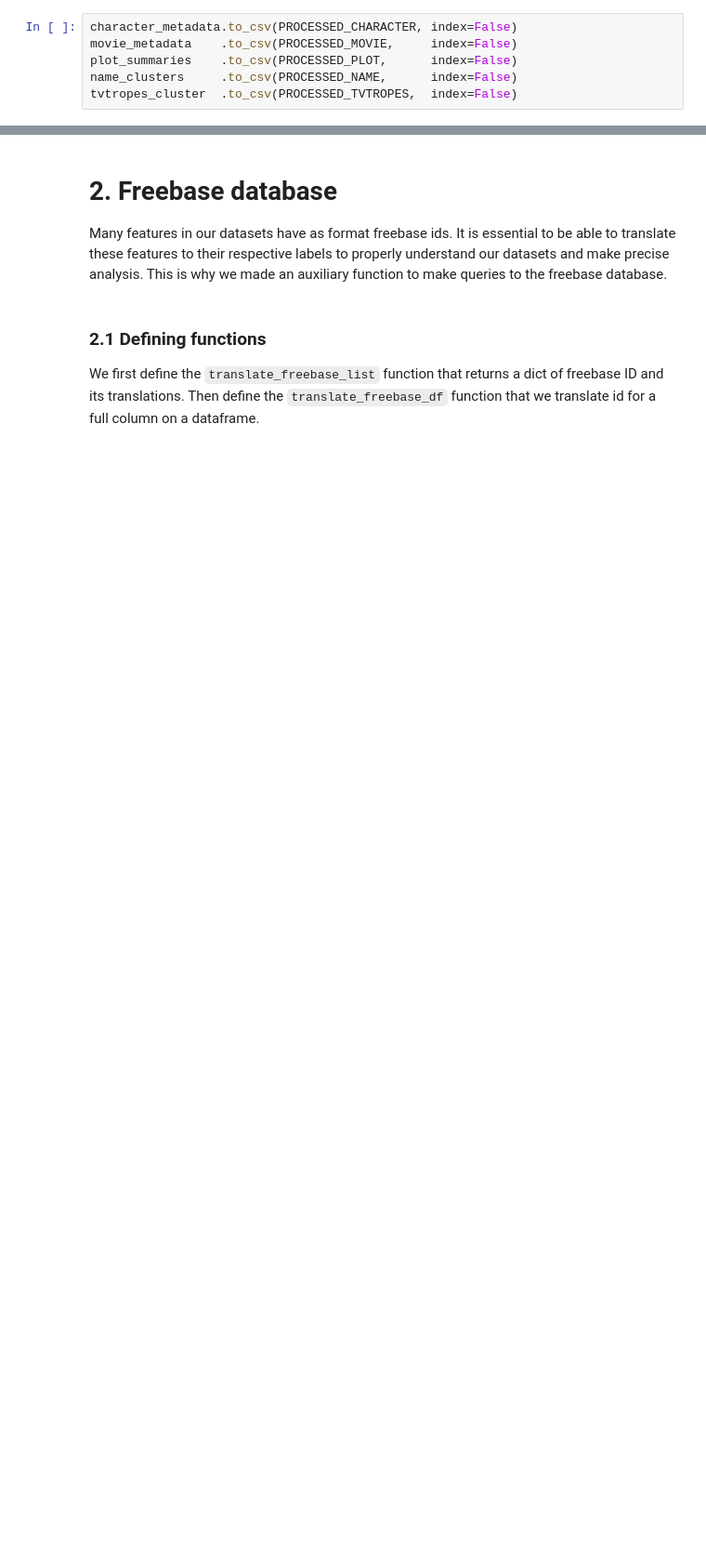
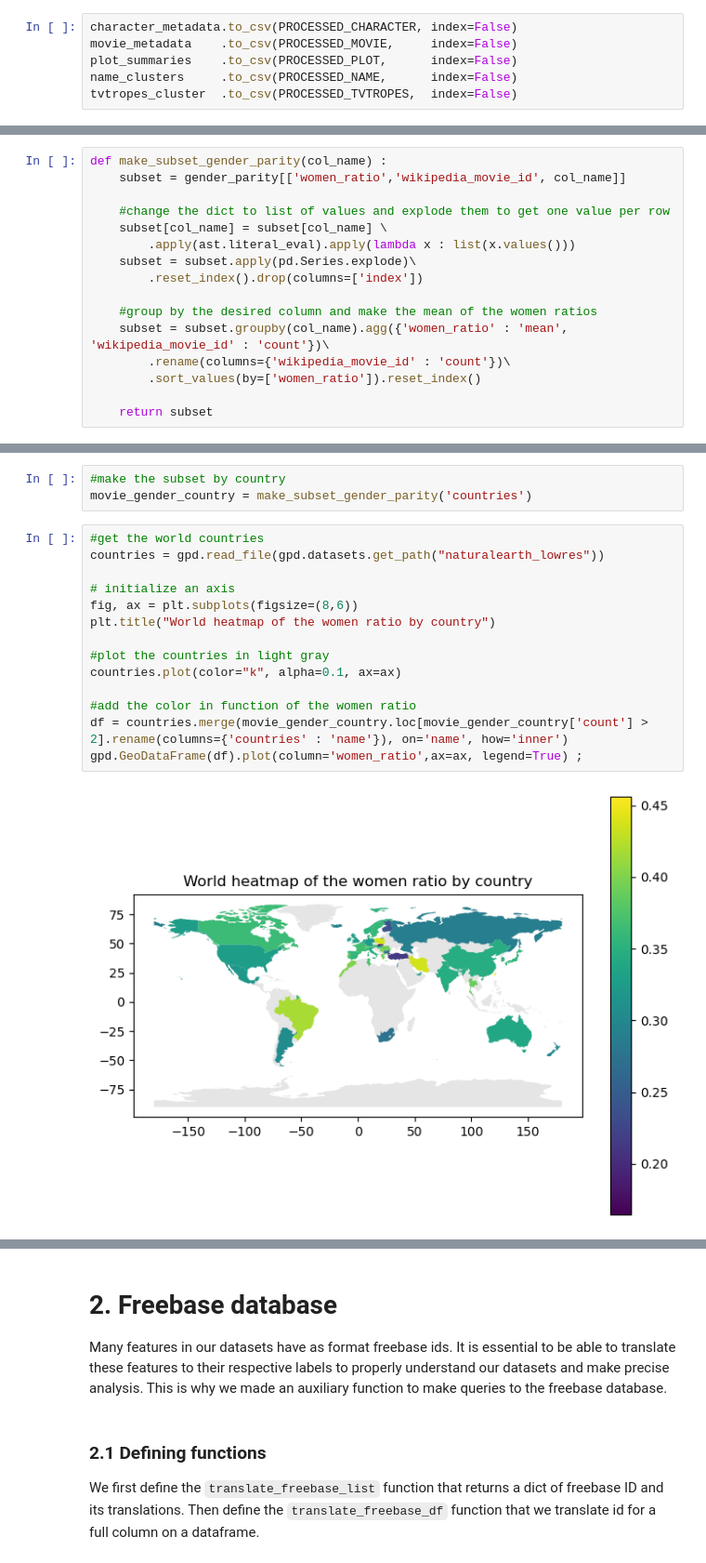
Before and after one commit to epfl-ada/ada-2022-project-teamrefuge2000, a Jupyter notebook: src/milestone 2.ipynb, the cells around one changed output, grey strips where cells are left out. Shown at 93% size. Saved outputs shown, nothing was run; the diff lists cells and outputs as text; blank space fills up the shorter version.

```diff
--- a/src/milestone 2.ipynb
+++ b/src/milestone 2.ipynb
@@ -98,0 +134,16 @@ tvtropes_cluster  .to_csv(PROCESSED_TVTROPES,  index=False)
+# %%
+def make_subset_gender_parity(col_name) :
+    subset = gender_parity[['women_ratio','wikipedia_movie_id', col_name]]
+
+    #change the dict to list of values and explode them to get one value per row
+    subset[col_name] = subset[col_name] \
+        .apply(ast.literal_eval).apply(lambda x : list(x.values()))
+    subset = subset.apply(pd.Series.explode)\
+        .reset_index().drop(columns=['index'])
+
+    #group by the desired column and make the mean of the women ratios
+    subset = subset.groupby(col_name).agg({'women_ratio' : 'mean', 'wikipedia_movie_id' : 'count'})\
+        .rename(columns={'wikipedia_movie_id' : 'count'})\
+        .sort_values(by=['women_ratio']).reset_index()
+
+    return subset
@@ -98,0 +152,19 @@ tvtropes_cluster  .to_csv(PROCESSED_TVTROPES,  index=False)
+# %%
+#make the subset by country
+movie_gender_country = make_subset_gender_parity('countries')
+# %%
+#get the world countries
+countries = gpd.read_file(gpd.datasets.get_path("naturalearth_lowres"))
+
+# initialize an axis
+fig, ax = plt.subplots(figsize=(8,6))
+plt.title("World heatmap of the women ratio by country")
+
+#plot the countries in light gray
+countries.plot(color="k", alpha=0.1, ax=ax)
+
+#add the color in function of the women ratio
+df = countries.merge(movie_gender_country.loc[movie_gender_country['count'] > 2].rename(columns={'countries' : 'name'}), on='name', how='inner')
+gpd.GeoDataFrame(df).plot(column='women_ratio',ax=ax, legend=True) ;
+# %% [output]
+[figure, added]
```
Also changed, not shown: parts of 21 cells of this notebook.
